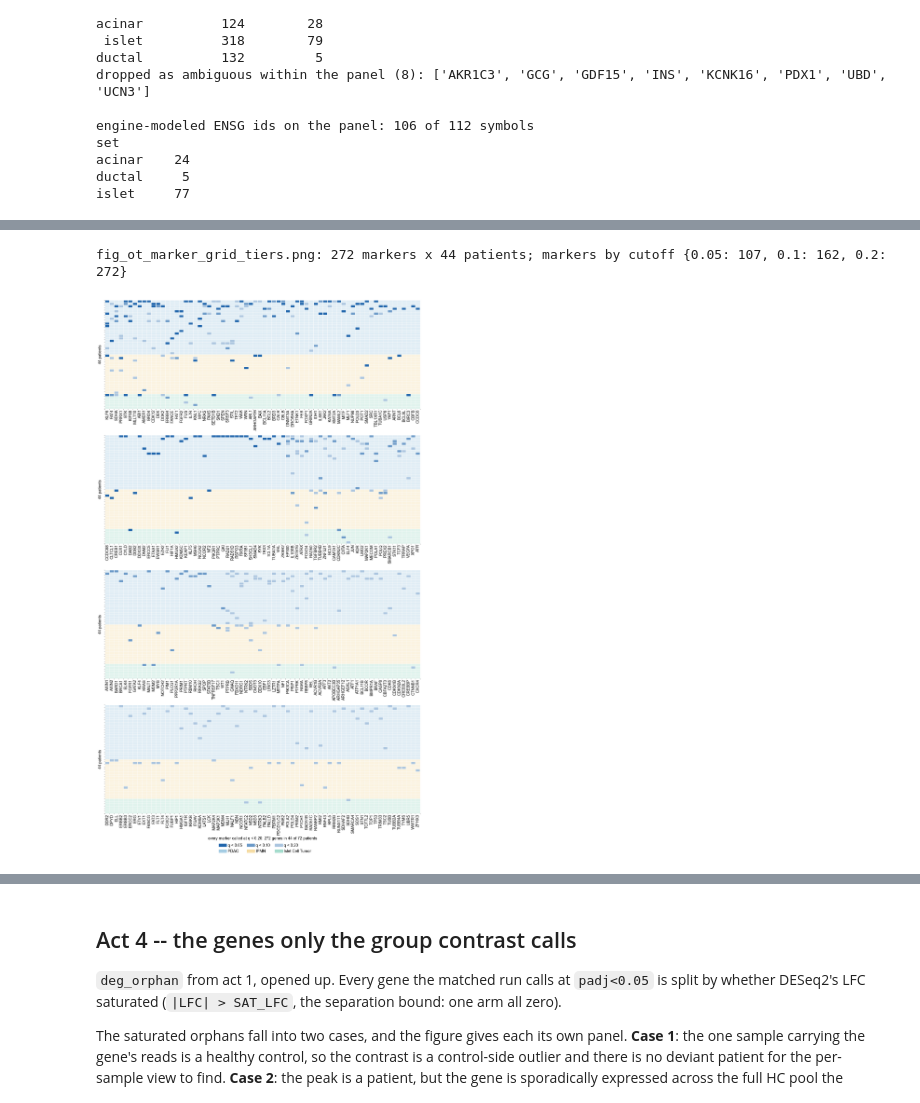
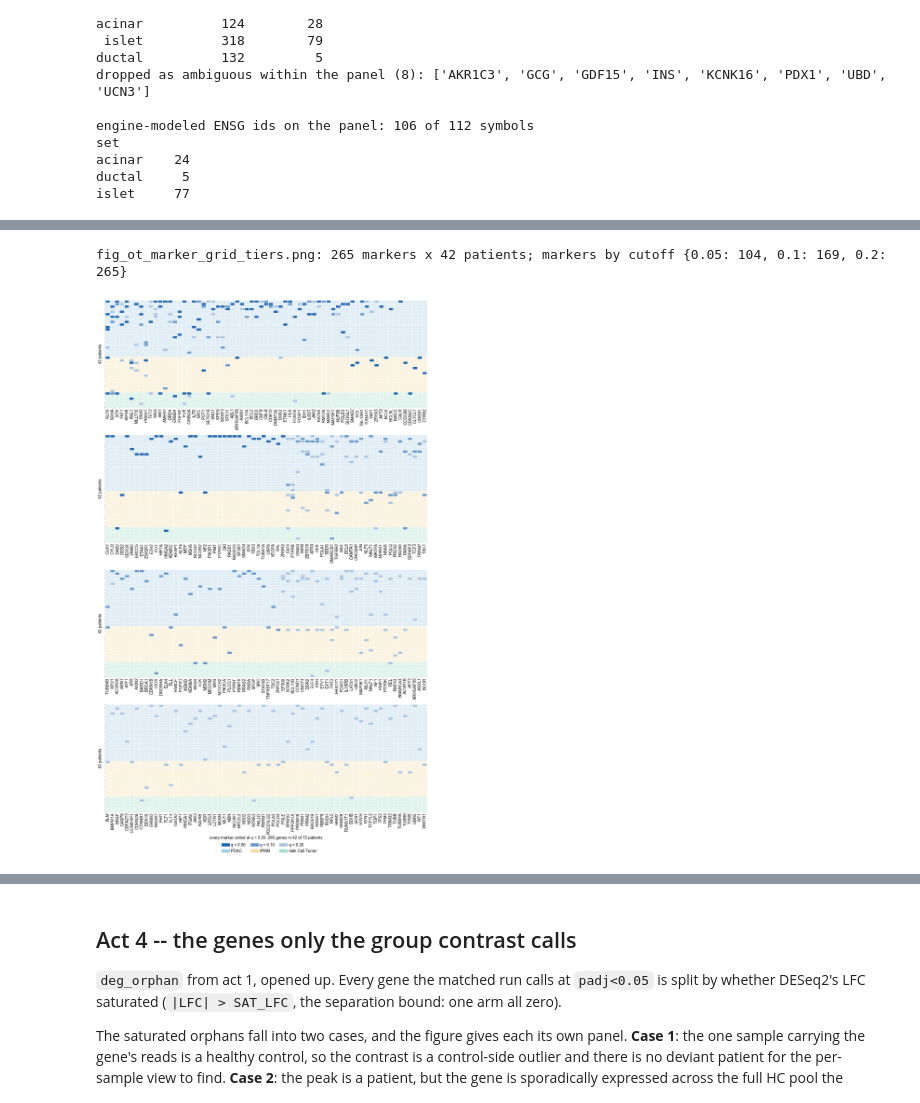
Before and after one commit to jmj3078/cfRNA_NormativeModeling, a Jupyter notebook: MixedEffectsModeling/6_pancreatic_cancer_cohort_deepdive.ipynb, the cells around one changed output, grey strips where cells are left out. Drawn from its saved outputs; the diff is of its cells as text; code cells hidden in the pictures.

```diff
--- a/MixedEffectsModeling/6_pancreatic_cancer_cohort_deepdive.ipynb
+++ b/MixedEffectsModeling/6_pancreatic_cancer_cohort_deepdive.ipynb
@@ -671,8 +640,8 @@ with h5py.File(config.H5AD_PATH, 'r') as h:
     g = h['var/GeneName']
     var_sym = pd.Categorical.from_codes(g['codes'][()], dec(g['categories'][()])).astype(str)
 sym_to_ens = pd.Series(var_index, index=var_sym)
+sym_of = pd.Series(var_sym, index=var_index)
 
-names_hc = src['hc'][hc_ok]
 ens_of = {}
 for s, gl in MARKER_SETS.items():
     for sym in gl:
@@ -762,7 +731,8 @@ marker_tbl['detected'] = nz_frac >= MARKER_MIN_DETECT
 marker_tbl.to_csv(OUT / 'marker_panel.csv', index=False)
 
 mcols = np.array([gpos[e] for e in marker_tbl['ens']])
-Zm_pat, Zm_hc = Z_neo[:, mcols], Z_hc_qc[:, mcols]
+Zm_pat, Zm_hc = Z_neo[:, mcols], Z_hc_qc[:, mcols]            # matched arm (b1), DESeq2-paired
+Zm_A, Zm_hc_A = Z_A[:, mcols], Z_hc_A[:, mcols]               # all arm (b1-b3), hit-level panels
 zero_col = nz_frac == 0
 print('randomized-quantile Z is not defined by data on a gene with no reads:')
 print(f'  marker ENSG with zero counts in all {len(cnt)} samples: {int(zero_col.sum())}/{len(nz_frac)} '
@@ -803,6 +773,6 @@ markers surviving detect_frac >= 0.1: 51/106
 # %%
 grp_rows = []
-for f in sorted(config.PANCREATIC_DEG_DIR.glob('moore_b1__*/*.csv.gz')):
+for f in sorted(DEG_DIR.glob('moore_b1__*/*.csv.gz')):
     case, design = f.parent.name.split('__')[1], f.name.split('.')[0]
     if case not in ('PDAC', 'PancreaticNeoplasm'):
         continue
@@ -822,7 +792,7 @@ print('what the group contrast sees on the same markers')
 print(group_side.round(3).to_string(index=False))
 
 nominal = []
-for f in sorted(config.PANCREATIC_DEG_DIR.glob('moore_b1__*/*.csv.gz')):
+for f in sorted(DEG_DIR.glob('moore_b1__*/*.csv.gz')):
     case, design = f.parent.name.split('__')[1], f.name.split('.')[0]
     if case not in ('PDAC', 'PancreaticNeoplasm'):
         continue
@@ -855,6 +825,8 @@ PancreaticNeoplasm      ruvg_k3    SAA1 ductal   4.4347  0.0133 0.4111
 # %%
 DET = marker_tbl['detected'].values
-hit_pat, hit_hc = np.abs(Zm_pat) > MARKER_Z, np.abs(Zm_hc) > MARKER_Z
+# hit level, not a cutoff sweep: no group contrast is on the other side, so this runs on the
+# all arm (Moore Batch_1-3) rather than the DESeq2-matched subset
+hit_pat, hit_hc = np.abs(Zm_A) > MARKER_Z, np.abs(Zm_hc_A) > MARKER_Z
 
 
 def set_count(c, thr):
@@ -880,13 +852,13 @@ print('HC-group test is computed here: pooling samples into two groups and testi
 print('operation this notebook is arguing against. The HC column is the reference to read by eye.')
 print(indiv.round(4).to_string(index=False))
 
-prof = pd.DataFrame(dict(sample=names_neo, stage=stage_neo, n_hit=hit_pat[:, DET].sum(axis=1)))
+prof = pd.DataFrame(dict(sample=names_A, stage=stage_A, n_hit=hit_pat[:, DET].sum(axis=1)))
 for s in MARKER_SETS:
     prof[f'n_{s}'] = hit_pat[:, (marker_tbl['set'].values == s) & DET].sum(axis=1)
 sym_det = marker_tbl['symbol'].values
-prof['markers'] = [' '.join(f'{sym_det[j]}{Zm_pat[i, j]:+.1f}'
+prof['markers'] = [' '.join(f'{sym_det[j]}{Zm_A[i, j]:+.1f}'
                             for j in np.where(hit_pat[i] & DET)[0]) for i in range(len(prof))]
-prof['markers_undetected'] = [' '.join(f'{sym_det[j]}{Zm_pat[i, j]:+.1f}'
+prof['markers_undetected'] = [' '.join(f'{sym_det[j]}{Zm_A[i, j]:+.1f}'
                                        for j in np.where(hit_pat[i] & ~DET)[0]) for i in range(len(prof))]
 prof = prof.sort_values('n_hit', ascending=False)
 prof.to_csv(OUT / 'marker_per_patient_profile.csv', index=False)
@@ -894,7 +866,7 @@ print('\nper-patient profiles on detected markers only (top 10); the last column
       'zero/low-count columns would have added as noise')
 print(prof.head(10)[['sample', 'stage', 'n_hit', 'markers']].to_string(index=False))
 print('\nby stage, frac with >=1 hit on detected markers:')
-print(pd.DataFrame({'stage': stage_neo, 'h': hit_pat[:, DET].sum(axis=1) > 0})
+print(pd.DataFrame({'stage': stage_A, 'h': hit_pat[:, DET].sum(axis=1) > 0})
       .groupby('stage', observed=True)['h'].agg(n='size', frac='mean').round(2).to_string())
 # %% [output]
 per-sample deviation on the markers (|Z|>1.96), counts only -- no patient-group vs
@@ -1228,18 +1203,21 @@ grid: 30 markers x 44 patients; q<0.05 tiles drawn 38 of 131
 # %%
 # The whole q-tier set in one place, rotated: markers on x, patients on y. The panel is large
 # enough that the 30-row summary above hides most of it, so this one has no row cap and splits
-# the markers into GRID_BLOCKS stacked strips.
+# the markers into GRID_BLOCKS stacked strips. No DESeq2 result is on the other side here, so
+# this one runs on the all arm (Moore Batch_1-3) rather than the DESeq2-matched 39.
 GRID_BLOCKS = 4
 CELL_W, CELL_H = 0.26, 0.14  # inches per marker column / patient row
 LABEL_IN = 1.5               # inches reserved under each strip for the rotated gene names
 
 
 def marker_grid_full(mtbl, fname, color='#B2182B', blocks=GRID_BLOCKS, detected_only=True,
-                     labels=None):
+                     labels=None, Z=None, stage=None):
+    Z = Z_A if Z is None else Z
+    stage = stage_A if stage is None else stage
     lab_of = {**LABELS, **(labels or {})}
     cols = np.array([gpos[e] for e in mtbl['ens']])
     use = mtbl['detected'].values if detected_only else np.ones(len(mtbl), bool)
-    sig_q = {q: bh_sig_matrix(Z_neo, q=q)[:, cols] & use[None, :] for q in Q_TIERS}
+    sig_q = {q: bh_sig_matrix(Z, q=q)[:, cols] & use[None, :] for q in Q_TIERS}
     tier = np.zeros(sig_q[Q_TIERS[0]].shape)
     for i, q in enumerate(sorted(Q_TIERS, reverse=True)):
         tier[sig_q[q]] = i + 1
@@ -1249,7 +1227,7 @@ def marker_grid_full(mtbl, fname, color='#B2182B', blocks=GRID_BLOCKS, detected_
                         -tier[:, mk].max(axis=0)))]
     pt = np.where(tier[:, mk].max(axis=1) > 0)[0]
     pt = pt[np.lexsort((-(tier[np.ix_(pt, mk)] == len(Q_TIERS)).sum(axis=1),
-                        [list(STAGE_C).index(s) for s in stage_neo[pt]]))]
+                        [list(STAGE_C).index(s) for s in stage[pt]]))]
     chunks = np.array_split(mk, blocks)
     shades = [mcolors.to_hex(1 - w + w * np.array(mcolors.to_rgb(color))) for w in (1.0, 0.66, 0.38)]
 
@@ -1264,7 +1242,7 @@ def marker_grid_full(mtbl, fname, color='#B2182B', blocks=GRID_BLOCKS, detected_
             for y, x in zip(*np.where(T == lvl)):
                 ax.add_patch(plt.Rectangle((x - 0.43, y - 0.43), 0.86, 0.86, color=sh, lw=0,
                                            zorder=2))
-        for i, sm in enumerate(stage_neo[pt]):
+        for i, sm in enumerate(stage[pt]):
             ax.add_patch(plt.Rectangle((-0.5, i - 0.5), len(ch), 1, color=STAGE_C[sm],
                                        alpha=0.12, lw=0, zorder=0))
         ax.set_xlim(-0.5, len(ch) - 0.5)
@@ -1273,36 +1251,36 @@ def marker_grid_full(mtbl, fname, color='#B2182B', blocks=GRID_BLOCKS, detected_
         ax.set_yticks(np.arange(-0.5, len(pt), 1), minor=True)
         ax.grid(which='minor', color='#FFFFFF', lw=0.8)
         ax.set_xticks(range(len(ch)), mtbl['symbol'].values[ch], rotation=90)
         ax.set_yticks([])
         ax.set_ylabel(lab_of['grid_full_y'].format(n_pat_hit=len(pt)))
         ax.tick_params(length=0)
         for sp in ax.spines.values():
             sp.set_visible(False)
     # legend fills column-major, so interleave to put the q tiers on the top row and the
     # subtypes under them
     h1 = [plt.Rectangle((0, 0), 1, 1, color=sh) for sh in shades]
     h2 = [plt.Rectangle((0, 0), 1, 1, color=c, alpha=0.35) for c in STAGE_C.values()]
     h = [x for pair in zip(h1, h2) for x in pair]
     l = [x for pair in zip([f'q < {q:.2f}' for q in sorted(Q_TIERS)], STAGE_C)
          for x in pair]
     np.atleast_1d(axes)[-1].legend(h, l, frameon=False, loc='upper left',
                                    bbox_to_anchor=(0.35, -LABEL_IN / grid_in), ncol=3,
                                    handletextpad=0.3, columnspacing=1.2)
     np.atleast_1d(axes)[-1].set_xlabel(lab_of['grid_full_x'].format(
-        n_markers=len(mk), n_pat_hit=len(pt), n_pat=len(stage_neo)))
+        n_markers=len(mk), n_pat_hit=len(pt), n_pat=len(stage)))
     fig.savefig(FIG / fname, dpi=300, bbox_inches='tight')
     counts = {q: int(sig_q[q].any(axis=0).sum()) for q in sorted(Q_TIERS)}
     print(f'{fname}: {len(mk)} markers x {len(pt)} patients; markers by cutoff {counts}')
     return mtbl.iloc[mk].assign(**{f'n_pat_q{q:g}': sig_q[q][:, mk].sum(axis=0) for q in Q_TIERS})
 
 LABELS['grid_full_x'] = ('every marker called at q < 0.20: {n_markers} genes '
                          'in {n_pat_hit} of {n_pat} patients')
 LABELS['grid_full_y'] = '{n_pat_hit} patients'
 ot_grid = marker_grid_full(ot_tbl, 'fig_ot_marker_grid_tiers.png', color='#2166AC')
 ot_grid.to_csv(OUT / 'ot_marker_grid_tiers.csv', index=False)
 # %% [output]
-fig_ot_marker_grid_tiers.png: 272 markers x 44 patients; markers by cutoff {0.05: 107, 0.1: 162, 0.2: 272}
+fig_ot_marker_grid_tiers.png: 265 markers x 42 patients; markers by cutoff {0.05: 104, 0.1: 169, 0.2: 265}
-[figure, old version]
+[figure, new version]
 # %%
 # Case table. Every panel gene with at least one read is kept -- no detection cutoff, since the
 # individual side already pays a BH q<0.05 price. Group side = DESeq2 padj<0.05 in any of the 20 runs.
```
Also changed, not shown: parts of 28 cells of this notebook, 42 other files.
